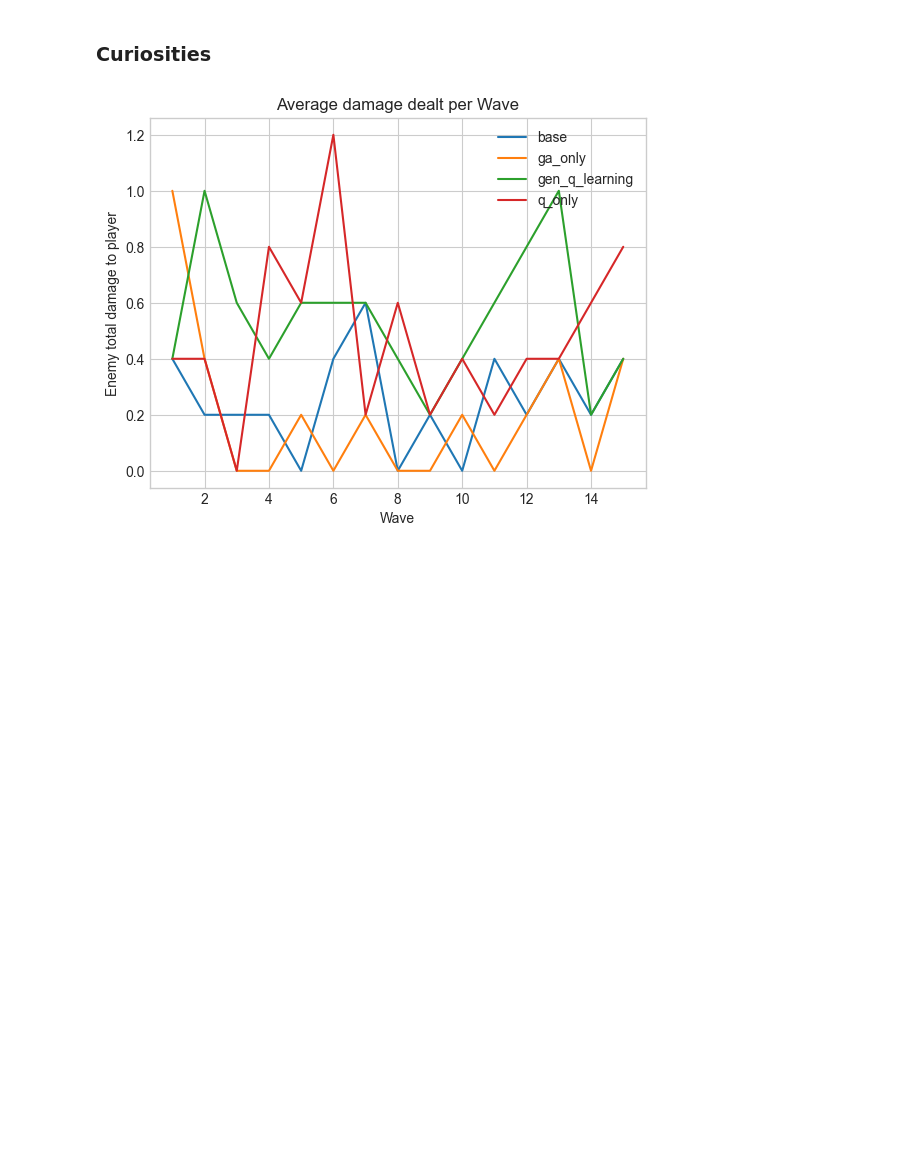
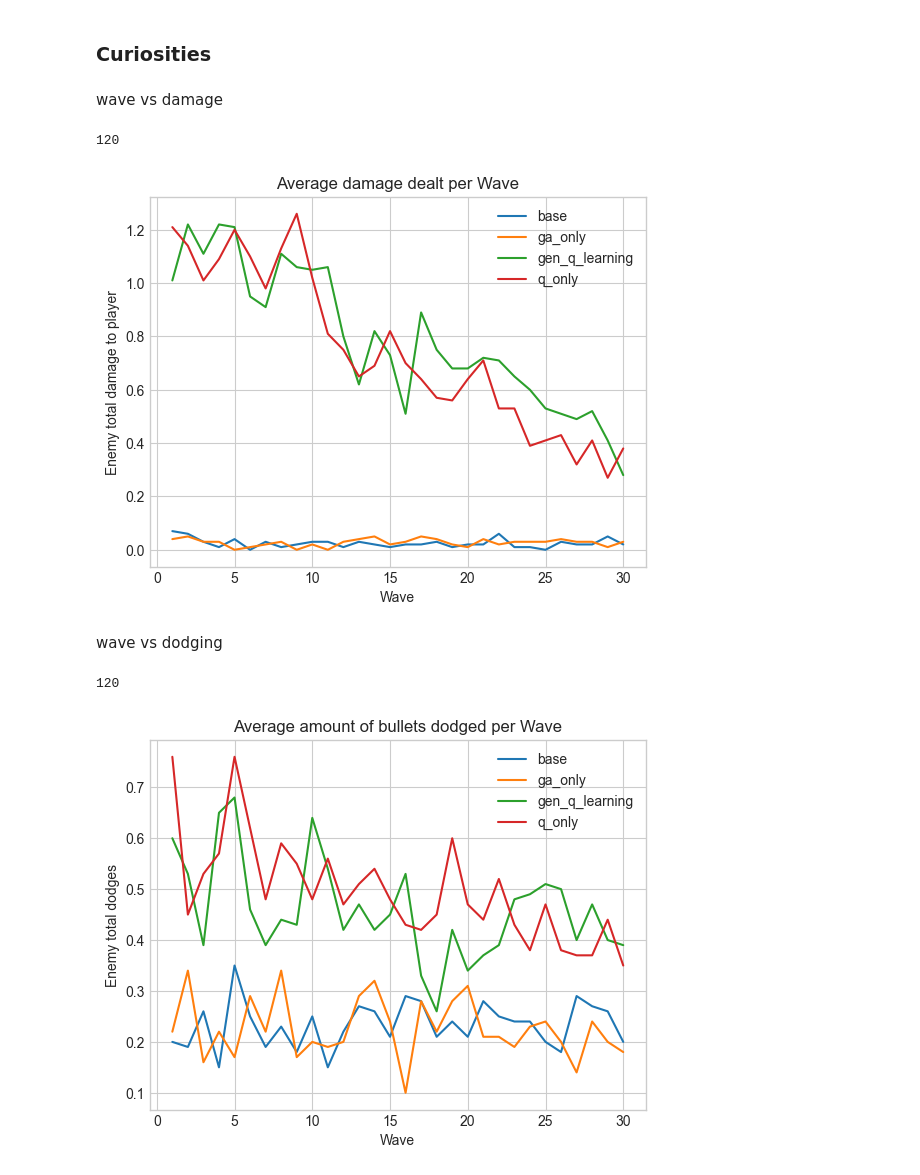
Before and after one commit to Jokolto/Matura, a Jupyter notebook: python_ai_scripts/plots.ipynb, the cells around one changed output. Drawn from its saved outputs; the diff is of its cells as text; code cells hidden in the pictures; blank space fills up the shorter version.

```diff
--- a/python_ai_scripts/plots.ipynb
+++ b/python_ai_scripts/plots.ipynb
@@ -91,7 +116,10 @@ plt.show()
 # %% [markdown]
 ### Curiosities
+# %% [markdown]
+wave vs damage
 # %%
 wave_avg = df_all.groupby(["config", "wave"])["damage"].mean().reset_index()
+print(len(wave_avg))
 for cfg in wave_avg["config"].unique():
     plt.plot(
         wave_avg[wave_avg["config"] == cfg]["wave"],
@@ -104,4 +132,24 @@ plt.ylabel("Enemy total damage to player")
 plt.legend()
 plt.show()
 # %% [output]
+120
-[figure, old version]
+[figure, new version]
+# %% [markdown]
+wave vs dodging
+# %%
+wave_avg = df_all.groupby(["config", "wave"])["dodged_bullets"].mean().reset_index()
+print(len(wave_avg))
+for cfg in wave_avg["config"].unique():
+    plt.plot(
+        wave_avg[wave_avg["config"] == cfg]["wave"],
+        wave_avg[wave_avg["config"] == cfg]["dodged_bullets"],
+        label=cfg
+    )
+plt.title("Average amount of bullets dodged per Wave")
+plt.xlabel("Wave")
+plt.ylabel("Enemy total dodges")
+plt.legend()
+plt.show()
+# %% [output]
+120
+[figure, added]
```
Also changed, not shown: parts of 8 cells of this notebook, 4 other files.
